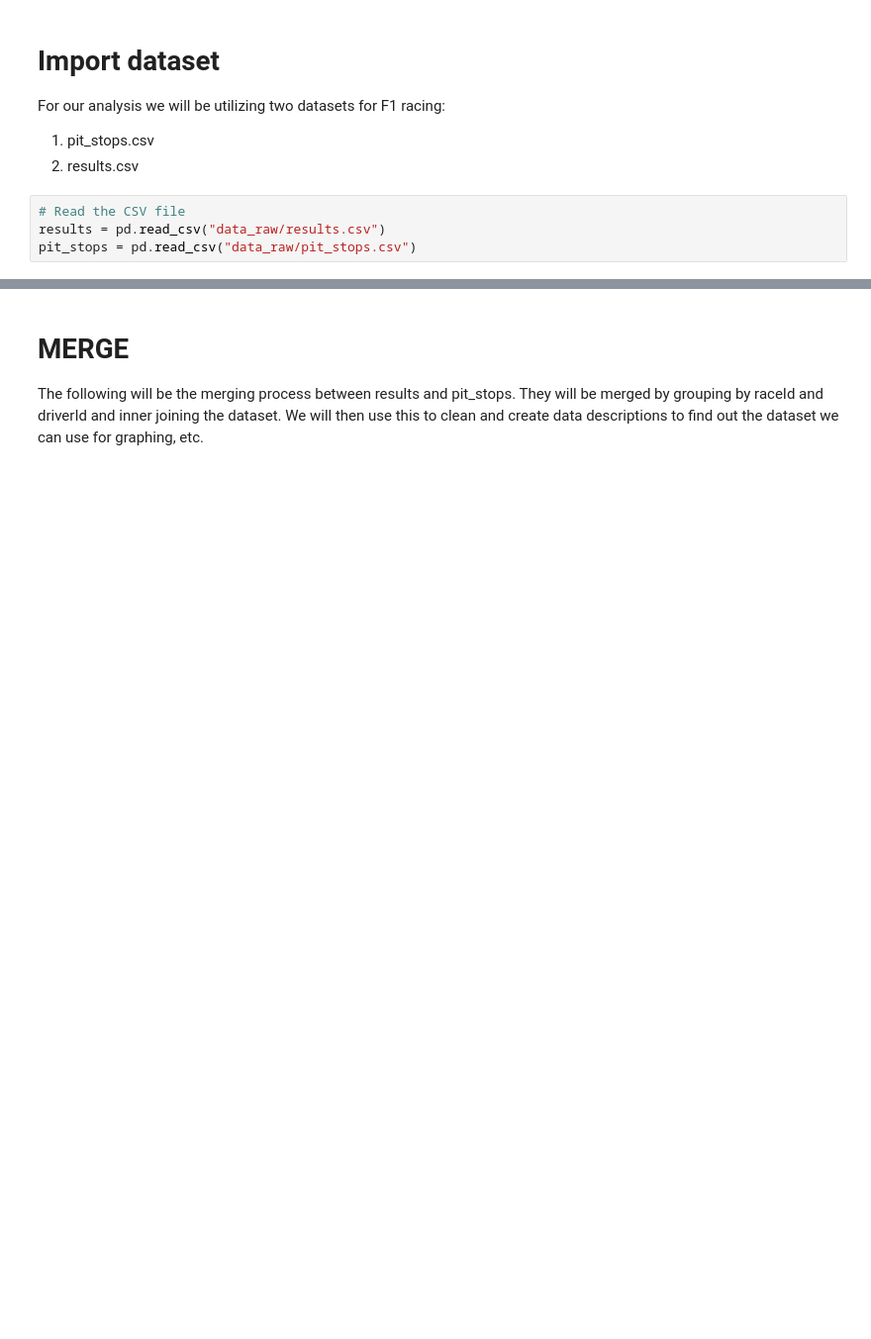
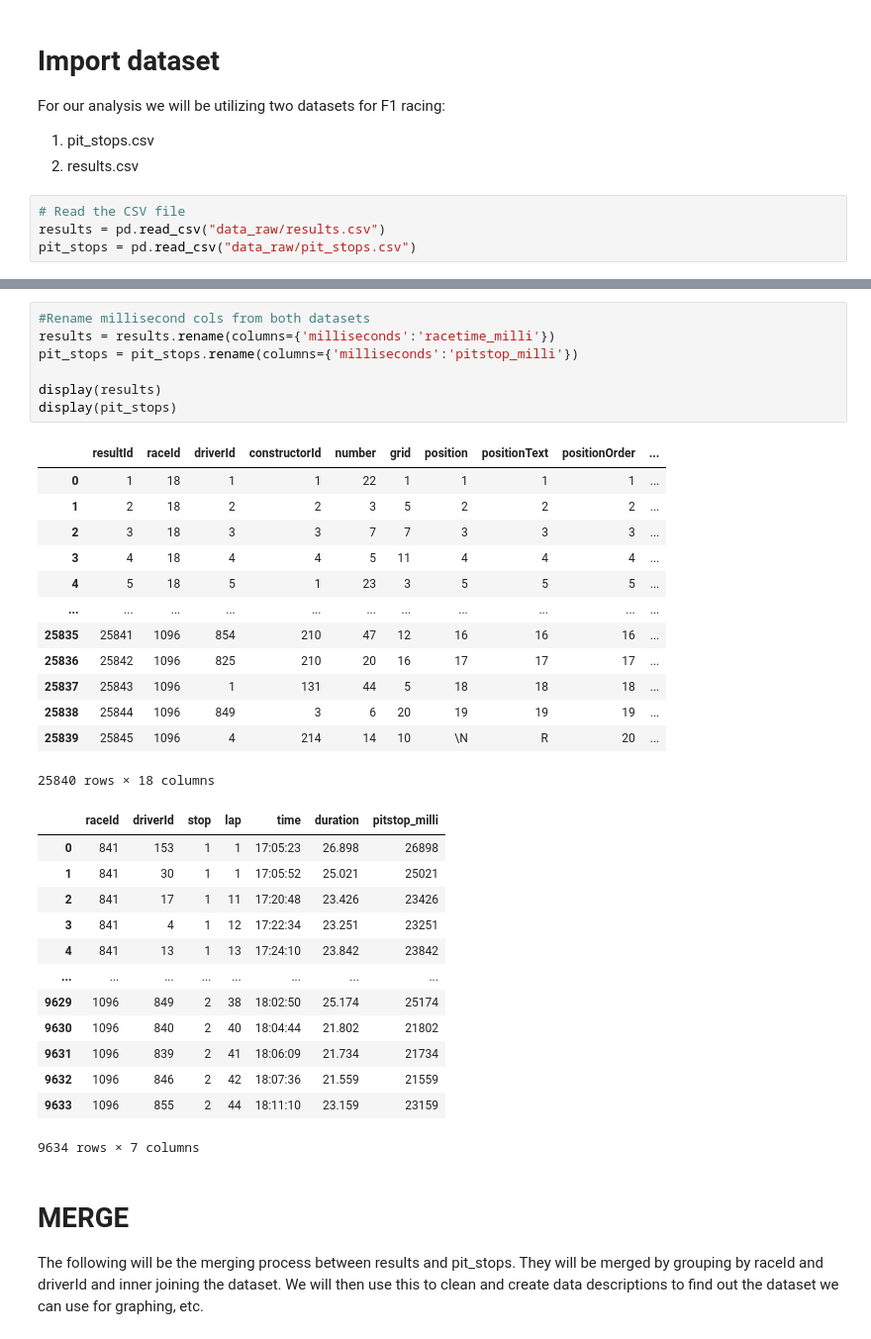
Before and after one commit to tdangi/qtm_final_project, a Jupyter notebook: qtm_moment.ipynb, the cells around one changed output, grey strips where cells are left out. Shown at 99% size. Saved outputs shown, nothing was run; the diff lists cells and outputs as text; blank space fills up the shorter version.

Commit message:
col name updated for milliseconds

```diff
--- a/qtm_moment.ipynb
+++ b/qtm_moment.ipynb
@@ -71,6 +70,40 @@ display(pit_stops)
 | 9632 | 1096 | 846 | 2 | 42 | 18:07:36 | 21.559 | 21559 |
 | 9633 | 1096 | 855 | 2 | 44 | 18:11:10 | 23.159 | 23159 |
 9634 rows × 7 columns
+# %%
+#Rename millisecond cols from both datasets
+results = results.rename(columns={'milliseconds':'racetime_milli'})
+pit_stops = pit_stops.rename(columns={'milliseconds':'pitstop_milli'})
+
+display(results)
+display(pit_stops)
+# %% [output]
+|  | resultId | raceId | driverId | constructorId | number | grid | position | positionText | positionOrder | ... |
+| 0 | 1 | 18 | 1 | 1 | 22 | 1 | 1 | 1 | 1 | ... |
+| 1 | 2 | 18 | 2 | 2 | 3 | 5 | 2 | 2 | 2 | ... |
+| 2 | 3 | 18 | 3 | 3 | 7 | 7 | 3 | 3 | 3 | ... |
+| 3 | 4 | 18 | 4 | 4 | 5 | 11 | 4 | 4 | 4 | ... |
+| 4 | 5 | 18 | 5 | 1 | 23 | 3 | 5 | 5 | 5 | ... |
+| ... | ... | ... | ... | ... | ... | ... | ... | ... | ... | ... |
+| 25835 | 25841 | 1096 | 854 | 210 | 47 | 12 | 16 | 16 | 16 | ... |
+| 25836 | 25842 | 1096 | 825 | 210 | 20 | 16 | 17 | 17 | 17 | ... |
+| 25837 | 25843 | 1096 | 1 | 131 | 44 | 5 | 18 | 18 | 18 | ... |
+| 25838 | 25844 | 1096 | 849 | 3 | 6 | 20 | 19 | 19 | 19 | ... |
+| 25839 | 25845 | 1096 | 4 | 214 | 14 | 10 | \N | R | 20 | ... |
+25840 rows × 18 columns
+|  | raceId | driverId | stop | lap | time | duration | pitstop_milli |
+| 0 | 841 | 153 | 1 | 1 | 17:05:23 | 26.898 | 26898 |
+| 1 | 841 | 30 | 1 | 1 | 17:05:52 | 25.021 | 25021 |
+| 2 | 841 | 17 | 1 | 11 | 17:20:48 | 23.426 | 23426 |
+| 3 | 841 | 4 | 1 | 12 | 17:22:34 | 23.251 | 23251 |
+| 4 | 841 | 13 | 1 | 13 | 17:24:10 | 23.842 | 23842 |
+| ... | ... | ... | ... | ... | ... | ... | ... |
+| 9629 | 1096 | 849 | 2 | 38 | 18:02:50 | 25.174 | 25174 |
+| 9630 | 1096 | 840 | 2 | 40 | 18:04:44 | 21.802 | 21802 |
+| 9631 | 1096 | 839 | 2 | 41 | 18:06:09 | 21.734 | 21734 |
+| 9632 | 1096 | 846 | 2 | 42 | 18:07:36 | 21.559 | 21559 |
+| 9633 | 1096 | 855 | 2 | 44 | 18:11:10 | 23.159 | 23159 |
+9634 rows × 7 columns
 # %% [markdown]
 # MERGE
 The following will be the merging process between results and pit_stops. They will be merged by grouping by raceId and driverId and inner joining the dataset. We will then use this to clean and create data descriptions to find out the dataset we can use for graphing, etc.
```
Also changed, not shown: parts of 1 cell of this notebook.
